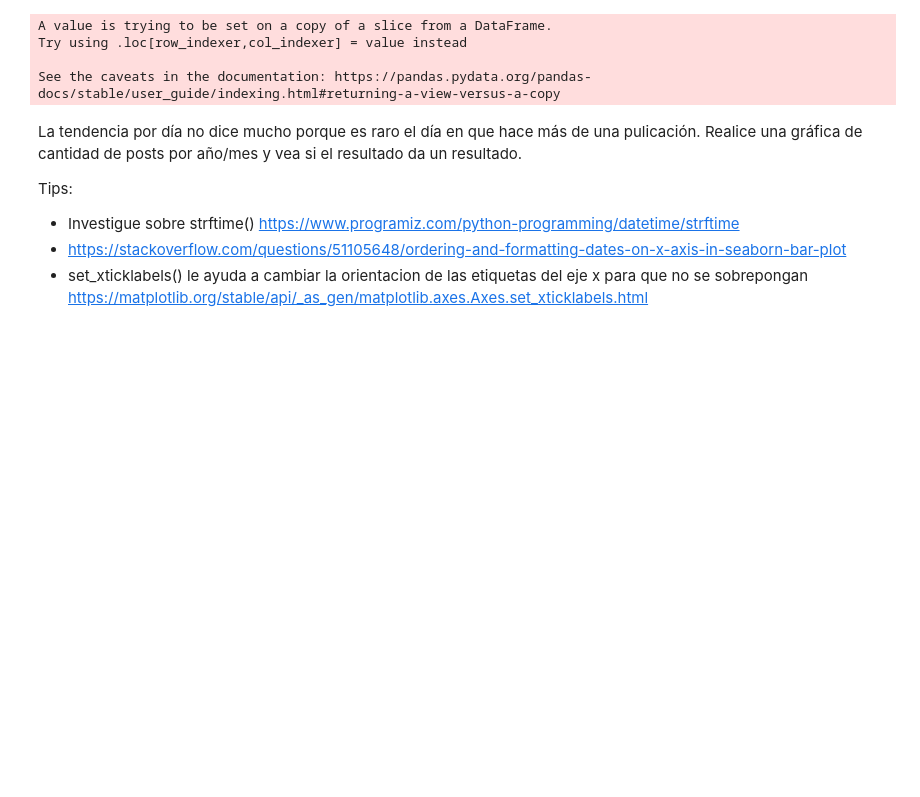
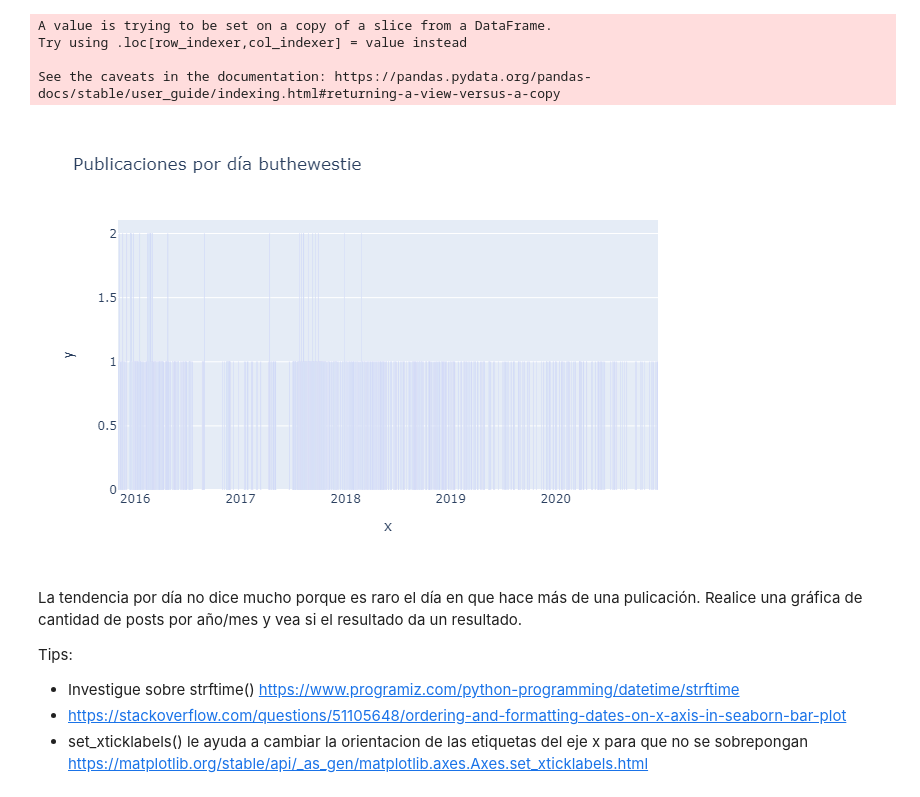
Before and after one commit to asolis1994172/CienciaDatosPython, a Jupyter notebook: laboratorio5_visualizaciones.ipynb, the cells around one changed output. Cells and saved outputs as stored; diff of their text form; code cells hidden in the pictures; blank space fills up the shorter version.

```diff
--- a/laboratorio5_visualizaciones.ipynb
+++ b/laboratorio5_visualizaciones.ipynb
@@ -89,7 +93,10 @@ Try using .loc[row_indexer,col_indexer] = value instead
 
 See the caveats in the documentation: https://pandas.pydata.org/pandas-docs/stable/user_guide/indexing.html#returning-a-view-versus-a-copy
 # %%
-px.bar(x=buthewestie_date.index, y=buthewestie_date, text= buthewestie_date, title = "Publicaciones por día buthewestie")
+diario = px.bar(x=buthewestie_date.index, y=buthewestie_date, text= buthewestie_date, title = "Publicaciones por día buthewestie")
+diario.show("png")
+# %% [output]
+[figure, added]
 # %% [markdown]
 La tendencia por día no dice mucho porque es raro el día en que hace más de una pulicación. Realice una gráfica de cantidad de posts por año/mes y vea si el resultado da un resultado.
 
```
Also changed, not shown: parts of 3 cells of this notebook.
